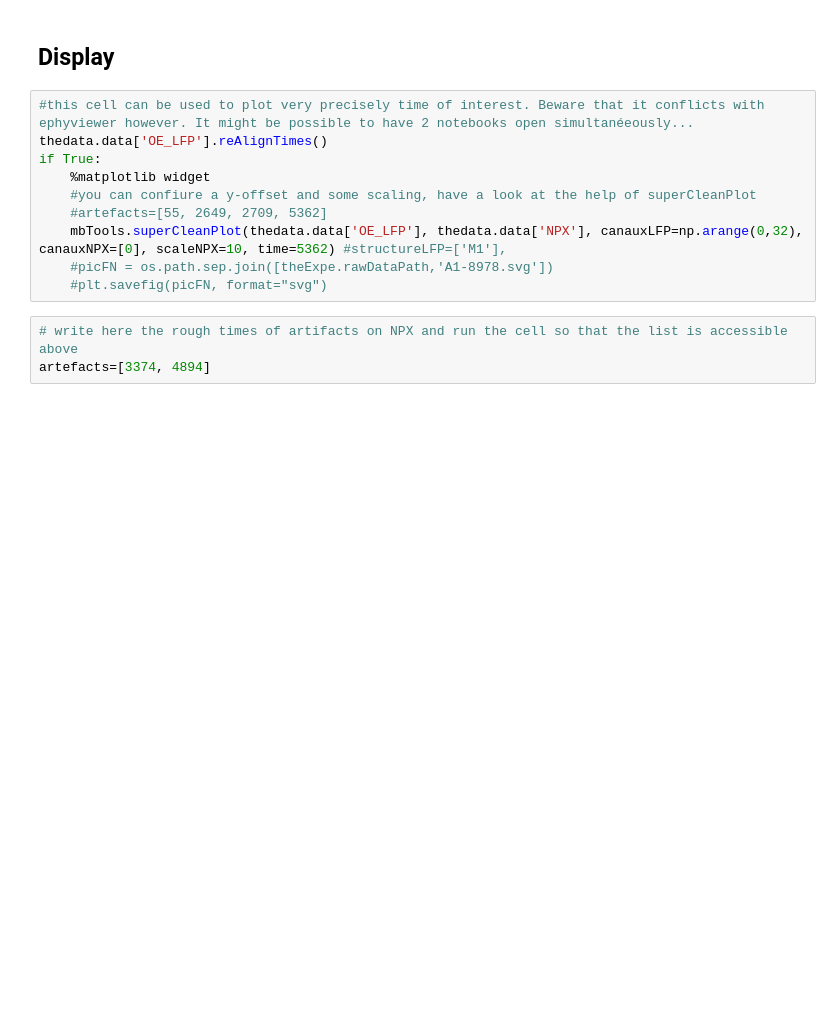
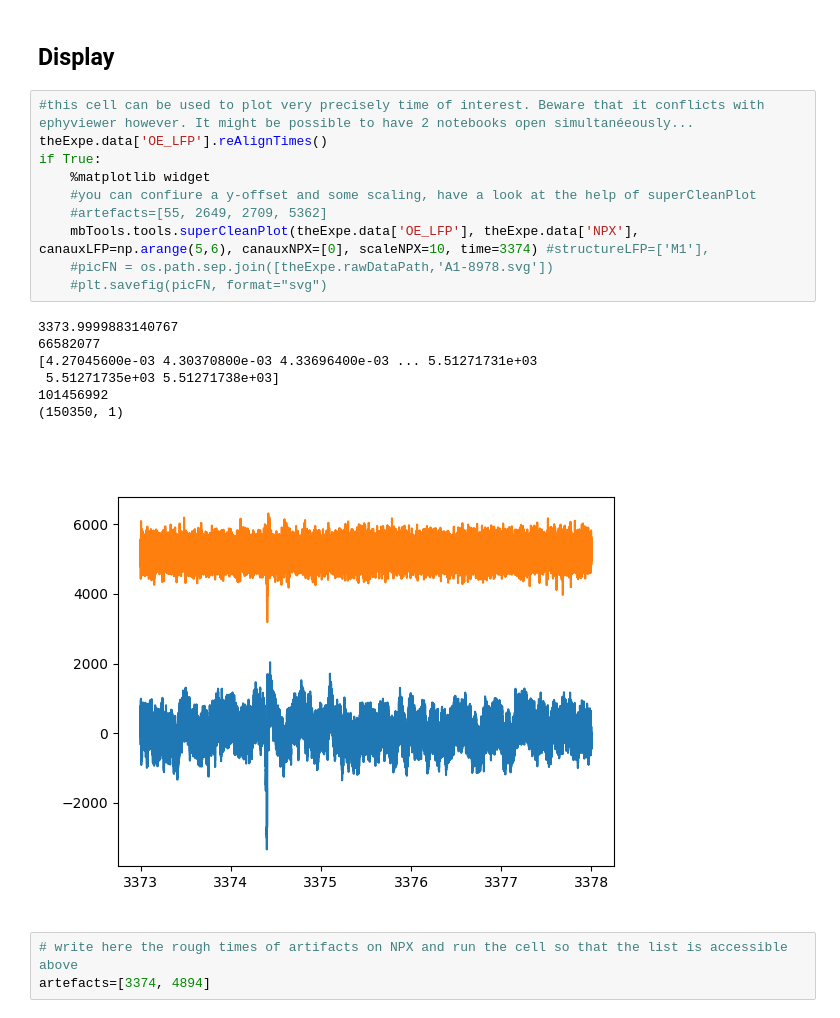
Before and after one commit to melodieborel/HayLabAnalysis, a Jupyter notebook: python/MB_findAlign.ipynb, the cells around one changed output. Drawn from its saved outputs; the diff is of its cells as text; blank space fills up the shorter version.

```diff
--- a/python/MB_findAlign.ipynb
+++ b/python/MB_findAlign.ipynb
@@ -295,14 +302,22 @@ channelLabels['LFP'] = ['M1_iL','ch16','ch17']
 ## Display
 # %%
 #this cell can be used to plot very precisely time of interest. Beware that it conflicts with ephyviewer however. It might be possible to have 2 notebooks open simultanéeously...
-thedata.data['OE_LFP'].reAlignTimes()
+theExpe.data['OE_LFP'].reAlignTimes()
 if True:
     %matplotlib widget
     #you can confiure a y-offset and some scaling, have a look at the help of superCleanPlot
     #artefacts=[55, 2649, 2709, 5362]
-    mbTools.superCleanPlot(thedata.data['OE_LFP'], thedata.data['NPX'], canauxLFP=np.arange(0,32), canauxNPX=[0], scaleNPX=10, time=5362) #structureLFP=['M1'],
+    mbTools.tools.superCleanPlot(theExpe.data['OE_LFP'], theExpe.data['NPX'], canauxLFP=np.arange(5,6), canauxNPX=[0], scaleNPX=10, time=3374) #structureLFP=['M1'],
     #picFN = os.path.sep.join([theExpe.rawDataPath,'A1-8978.svg'])
     #plt.savefig(picFN, format="svg")
+# %% [output]
+3373.9999883140767
+66582077
+[4.27045600e-03 4.30370800e-03 4.33696400e-03 ... 5.51271731e+03
+ 5.51271735e+03 5.51271738e+03]
+101456992
+(150350, 1)
+[figure, added]
 # %%
 # write here the rough times of artifacts on NPX and run the cell so that the list is accessible above
 artefacts=[3374, 4894]
```
Also changed, not shown: parts of 5 cells of this notebook, 2 other files.
